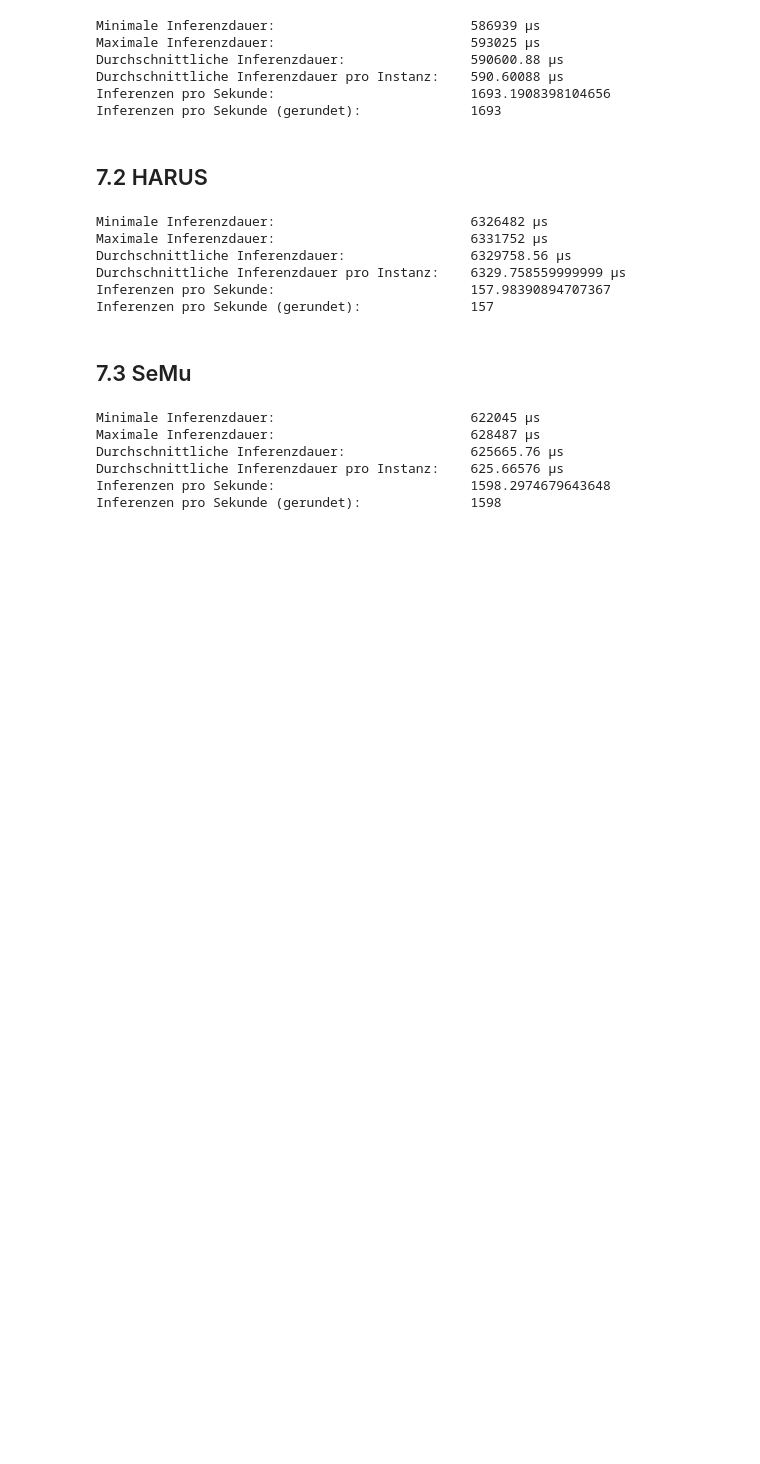
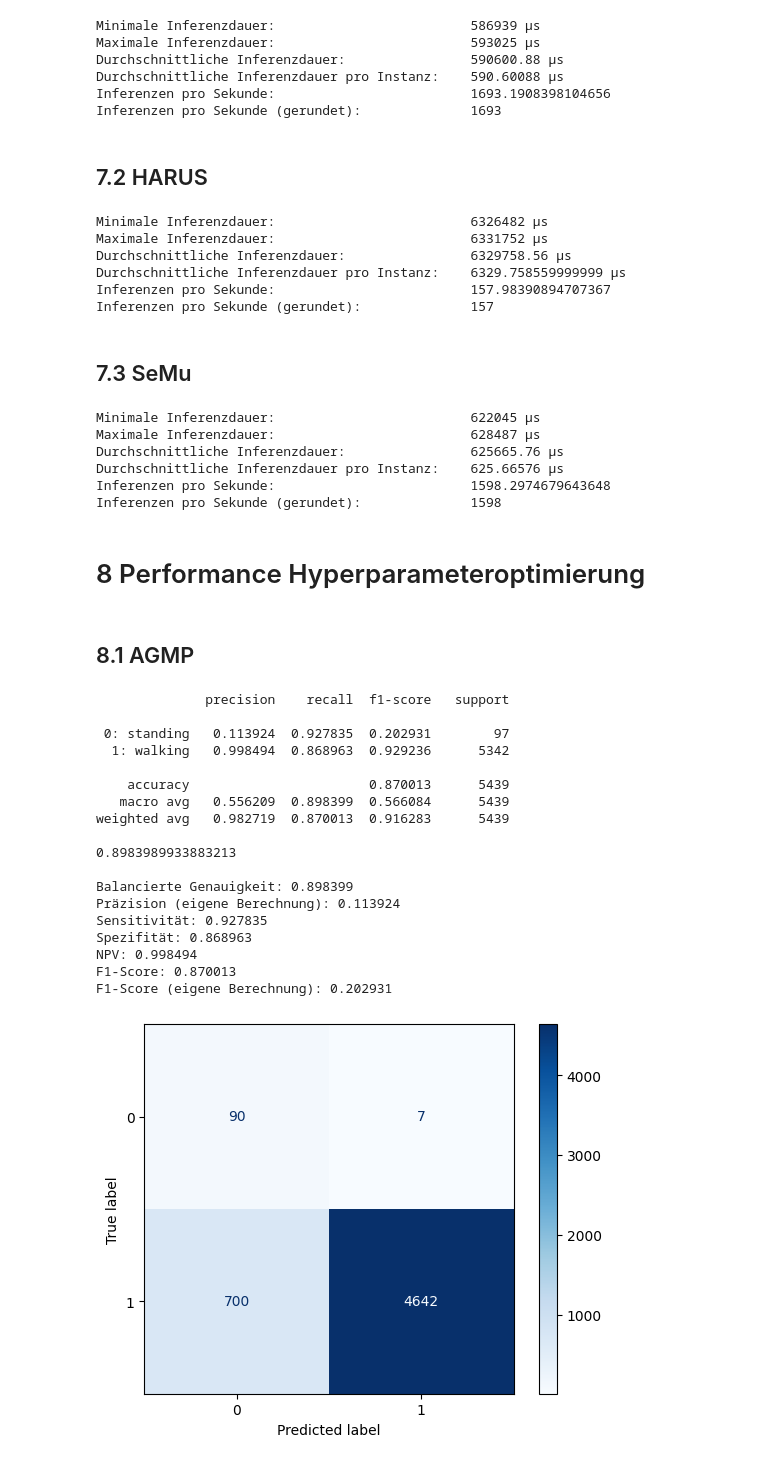
Before and after one commit to iTzOutmind/arduino-xgboost, a Jupyter notebook: arduino-port-results.ipynb, the cells around one changed output. Cells and saved outputs as stored; diff of their text form; code cells hidden in the pictures; blank space fills up the shorter version.

Commit message:
Fixed Score for semu_emb | Added hyperparam

```diff
--- a/arduino-port-results.ipynb
+++ b/arduino-port-results.ipynb
@@ -992,3 +990,58 @@ Durchschnittliche Inferenzdauer:                625665.76 µs
 Durchschnittliche Inferenzdauer pro Instanz:    625.66576 µs
 Inferenzen pro Sekunde:                         1598.2974679643648
 Inferenzen pro Sekunde (gerundet):              1598
+# %% [markdown]
+# 8 Performance Hyperparameteroptimierung
+# %% [markdown]
+## 8.1 AGMP
+# %%
+import numpy as np
+import pandas as pd
+import sklearn.metrics as skm
+
+
+agmp_hyper_scores = pd.read_csv("datasets/port-scores/hyper_agmp_scores.csv")
+ypred = agmp_hyper_scores["class"]
+ytrue = pd.read_csv("datasets/agmp/ytest.csv")['Activity']
+
+skm.ConfusionMatrixDisplay.from_predictions(ytrue,ypred, cmap="Blues" ,values_format='d')
+print(skm.classification_report(ytrue,ypred,labels=[0,1], target_names=['0: standing','1: walking'], digits=6))
+print(skm.balanced_accuracy_score(ytrue,ypred))
+
+sumtp, sumfp, sumtn, sumfn = 90, 700, 4642, 7
+
+prec = sumtp/(sumtp + sumfp)
+sens = sumtp/(sumtp + sumfn)
+spec = sumtn/(sumtn + sumfp)
+npv = sumtn/(sumtn + sumfn)
+fscore = skm.f1_score(ytrue,ypred,average="micro")
+fscoremine = 2 * ((prec * sens) / (prec + sens))
+acc = skm.balanced_accuracy_score(ytrue,ypred)
+
+print(f'\nBalancierte Genauigkeit: {("%.6f" % acc)}')
+print(f'Präzision (eigene Berechnung): {("%.6f" % prec)}')
+print(f'Sensitivität: {("%.6f" % sens)}')
+print(f'Spezifität: {("%.6f" % spec)}')
+print(f'NPV: {("%.6f" % npv)}')
+print(f'F1-Score: {("%.6f" % fscore)}')
+print(f'F1-Score (eigene Berechnung): {("%.6f" % fscoremine)}\n')
+# %% [output]
+              precision    recall  f1-score   support
+
+ 0: standing   0.113924  0.927835  0.202931        97
+  1: walking   0.998494  0.868963  0.929236      5342
+
+    accuracy                       0.870013      5439
+   macro avg   0.556209  0.898399  0.566084      5439
+weighted avg   0.982719  0.870013  0.916283      5439
+
+0.8983989933883213
+
+Balancierte Genauigkeit: 0.898399
+Präzision (eigene Berechnung): 0.113924
+Sensitivität: 0.927835
+Spezifität: 0.868963
+NPV: 0.998494
+F1-Score: 0.870013
+F1-Score (eigene Berechnung): 0.202931
+[figure, added]
```
Also changed, not shown: parts of 5 cells of this notebook.
